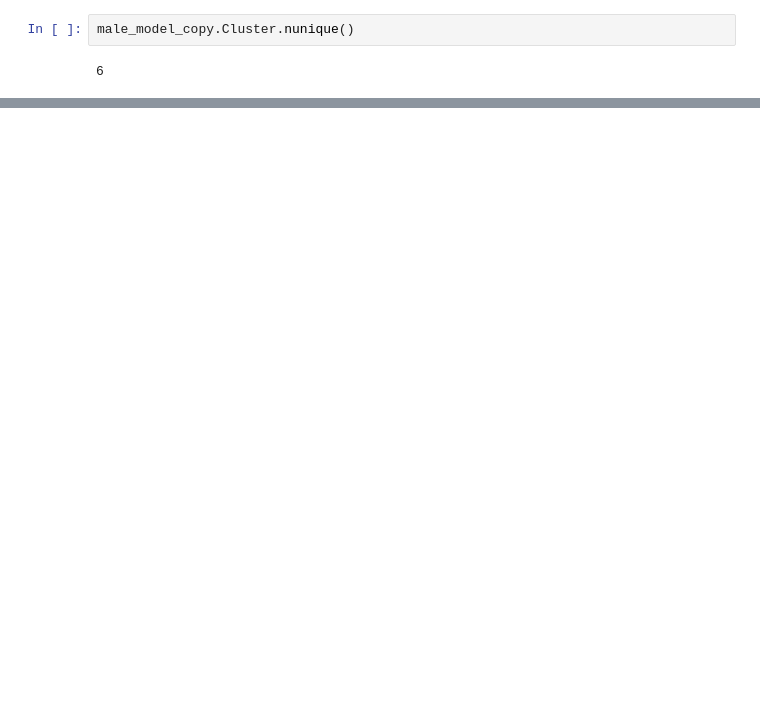
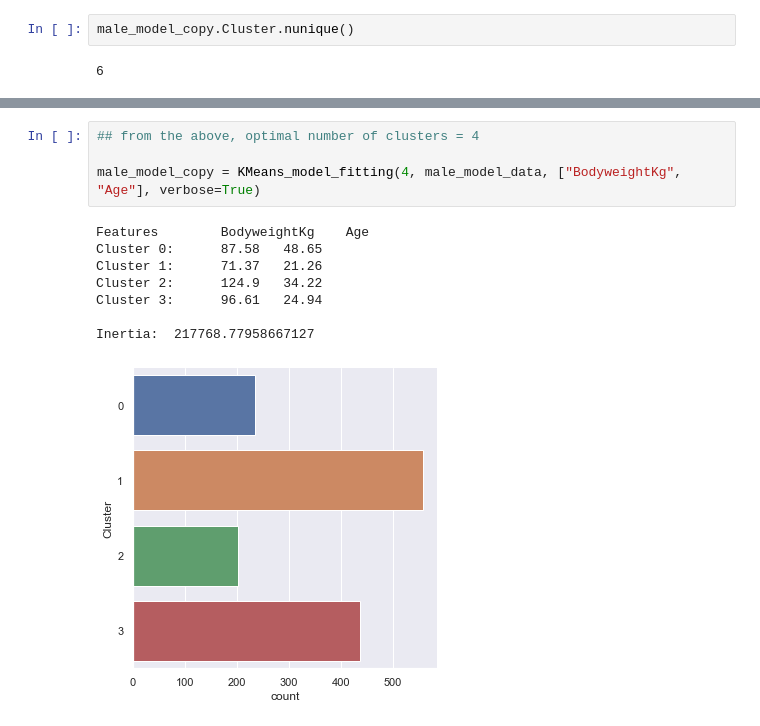
Before and after one commit to jinyangp/SC1015_MiniProject, a Jupyter notebook: JupyterNotebooks/mergedEDA_Preprocessing.ipynb, the cells around one changed output, grey strips where cells are left out. Drawn from its saved outputs; the diff is of its cells as text; blank space fills up the shorter version.

```diff
--- a/JupyterNotebooks/mergedEDA_Preprocessing.ipynb
+++ b/JupyterNotebooks/mergedEDA_Preprocessing.ipynb
@@ -1594,0 +1625,13 @@ For reference, cluster 3 centroid data (Age = 22.66, TotalKg = 269.27)
+# %%
+## from the above, optimal number of clusters = 4
+
+male_model_copy = KMeans_model_fitting(4, male_model_data, ["BodyweightKg", "Age"], verbose=True)
+# %% [output]
+Features        BodyweightKg    Age
+Cluster 0:      87.58   48.65
+Cluster 1:      71.37   21.26
+Cluster 2:      124.9   34.22
+Cluster 3:      96.61   24.94
+
+Inertia:  217768.77958667127
+[figure, added]
```
Also changed, not shown: parts of 22 cells of this notebook.
